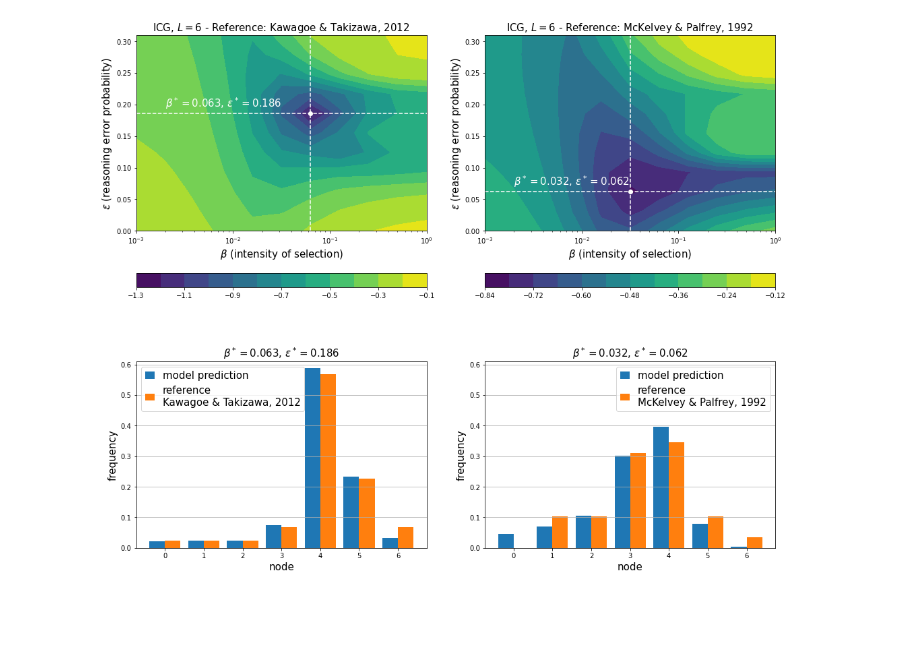
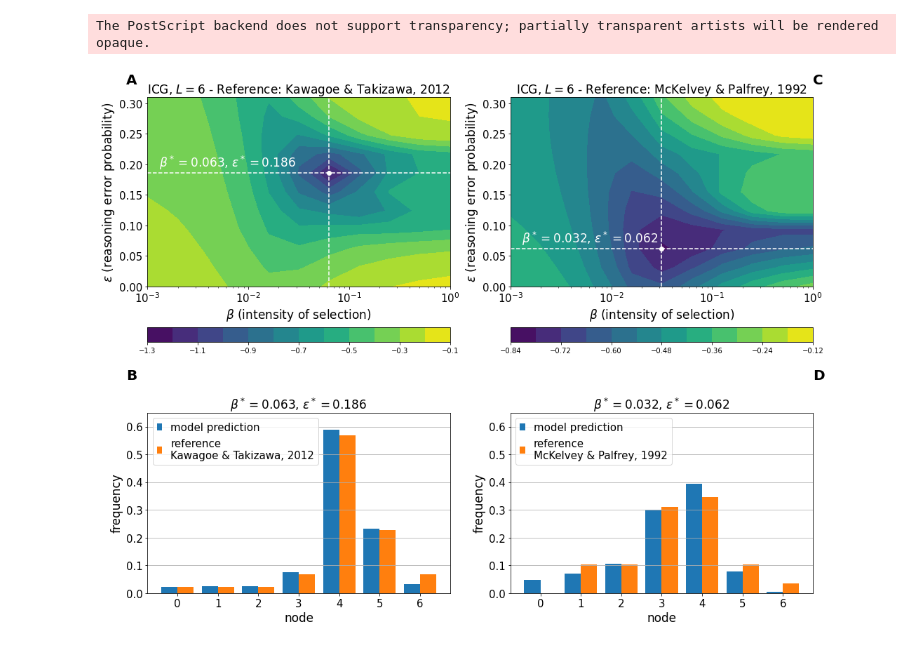
Before and after one commit to MarcoSaponara/centipede-bias, a Jupyter notebook: mysrc/notebooks/fig3.ipynb, the cells around one changed output. Saved outputs shown, nothing was run; the diff lists cells and outputs as text; code cells hidden in the pictures; blank space fills up the shorter version.

```diff
--- a/mysrc/notebooks/fig3.ipynb
+++ b/mysrc/notebooks/fig3.ipynb
@@ -12,51 +17,68 @@ SCRIPTPATH = '/Users/marcosaponara/Documents/GitHub/centipede-bias/mysrc/utils/s
 nb_steps = 6
 refs = ['Kawagoe & Takizawa, 2012', 'McKelvey & Palfrey, 1992']
 
-fig, ax = plt.subplots(2,2, figsize=(17, 14), gridspec_kw={'height_ratios': [1.5, 1]})
+fig, ax = plt.subplots(2,2, figsize=(17, 13), gridspec_kw={'height_ratios': [3,2]})
 
 X = [str(t) for t in range(nb_steps+1)]
 X_axis = np.arange(len(X))
 
-ax[0,0].set_title(r'ICG, $L=6$ - Reference: '+refs[0], fontsize=15)
-ax[0,1].set_title(r'ICG, $L=6$ - Reference: '+refs[1], fontsize=15)
+ax[0,0].set_title(r'ICG, $L=6$ - Reference: '+refs[0], fontsize=17)
+ax[0,1].set_title(r'ICG, $L=6$ - Reference: '+refs[1], fontsize=17)
 
 
 for n, ref in enumerate(['KT2012', 'MP1992']):
-    file_name = f'./results/fig3-Z=100-nbstep={nb_steps}-ref{ref}.pkl'
+    file_name = f'./results/fig3-Z={Z}-nbstep={nb_steps}-ref{ref}.pkl'
     with open(file_name, 'rb') as f:
         res = load(f)
     beta_values = res['beta_values']
     eps_values = res['eps_values']
     js = res['js']
     best_fit=res['best_fit']
     beta_best_fit = res['beta_best_fit']
     eps_best_fit = res['eps_best_fit']
     experimental_reference = res['experimental_reference']
 
     tmp = ax[0,n].contourf(beta_values, eps_values, np.log10(js), cmap='viridis', levels=11)
     ax[0,n].plot(beta_best_fit, eps_best_fit, marker='o', color='white')
     ax[0,n].axhline(eps_best_fit, linestyle='--', color='white',)
     ax[0,n].axvline(beta_best_fit, linestyle='--', color='white',)
-    ax[0,n].text(0.002, eps_best_fit+0.01, r'$\beta^*=$'+str(np.round(beta_best_fit,3))+r', $\epsilon^*=$'+str(np.round(eps_best_fit,3)), color='white', fontsize=15)
+    ax[0,n].text(0.0013, eps_best_fit+0.01, r'$\beta^*=$'+str(np.round(beta_best_fit,3))+r', $\epsilon^*=$'+str(np.round(eps_best_fit,3)), color='white', fontsize=17)
     ax[0,n].set_xscale('log')
     #ax[0,n].set_yscale('log')
-    ax[0,n].set_xlabel(r'$\beta$ (intensity of selection)', fontsize=15)
-    ax[0,n].set_ylabel(r'$\epsilon$ (reasoning error probability)', fontsize=15)
+    ax[0,n].set_xlabel(r'$\beta$ (intensity of selection)', fontsize=17)
+    ax[0,n].set_ylabel(r'$\epsilon$ (reasoning error probability)', fontsize=17)
     fig.colorbar(tmp, ax=ax[0,n], location='bottom')
 
 
     ax[1,n].grid(axis='y')
     ax[1,n].bar(X_axis - 0.2, best_fit, 0.4, label ='model prediction')
     ax[1,n].bar(X_axis + 0.2, experimental_reference, 0.4, label = 'reference\n'+refs[n])
     ax[1,n].set_xticks(X_axis, X)
-    ax[1,n].set_xlabel('node', fontsize=15)
-    ax[1,n].set_ylabel('frequency', fontsize=15)
-    ax[1,n].set_ylim(0., .61)
-    ax[1,n].legend(fontsize=15,handlelength=.9)
+    ax[1,n].set_xlabel('node', fontsize=17)
+    ax[1,n].set_ylabel('frequency', fontsize=17)
+    ax[1,n].set_ylim(0., .65)
+    ax[1,n].legend(fontsize=15,handlelength=.5, loc='upper left')
 
-    ax[1,n].set_title(r'$\beta^*=$'+str(np.round(beta_best_fit,3))+r', $\epsilon^*=$'+str(np.round(eps_best_fit,3)), fontsize=15)
+    ax[1,n].set_title(r'$\beta^*=$'+str(np.round(beta_best_fit,3))+r', $\epsilon^*=$'+str(np.round(eps_best_fit,3)), fontsize=17)
 
-plt.savefig('./figures/icg6-fitting.png', format='png')
+fig.text(0.1, .9, 'A', fontsize=20, fontweight='heavy')
+fig.text(.9, .9, 'C', fontsize=20, fontweight='heavy')
+fig.text(0.1, .45, 'B', fontsize=20, fontweight='heavy')
+fig.text(.9, .45, 'D', fontsize=20, fontweight='heavy')
+
+ax[0,0].xaxis.set_tick_params(labelsize=15)
+ax[1,0].xaxis.set_tick_params(labelsize=15)
+ax[0,1].xaxis.set_tick_params(labelsize=15)
+ax[1,1].xaxis.set_tick_params(labelsize=15)
+
+ax[0,0].yaxis.set_tick_params(labelsize=15)
+ax[1,0].yaxis.set_tick_params(labelsize=15)
+ax[0,1].yaxis.set_tick_params(labelsize=15)
+ax[1,1].yaxis.set_tick_params(labelsize=15)
+
+plt.savefig(f'./figures/icg6-fitting-Z{Z}.png', format='png')
+plt.savefig(f'./figures/icg6-fitting-Z{Z}.eps', format='eps')
 plt.show()
 # %% [output]
+The PostScript backend does not support transparency; partially transparent artists will be rendered opaque.
-[figure, old version]
+[figure, new version]
```
Also changed, not shown: parts of 3 cells of this notebook, 15 other files.
